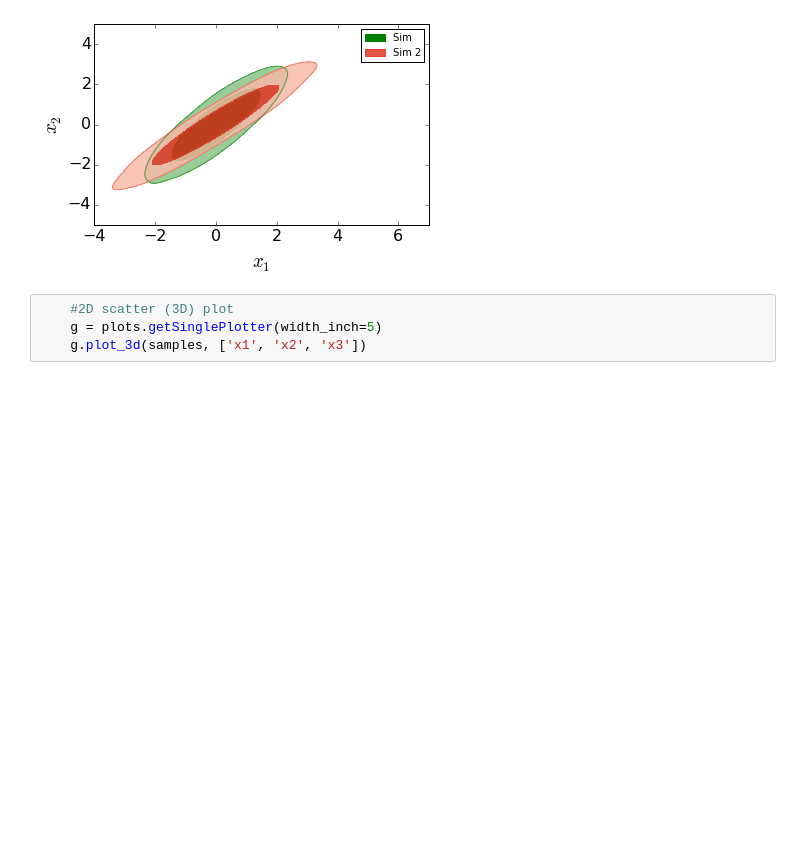
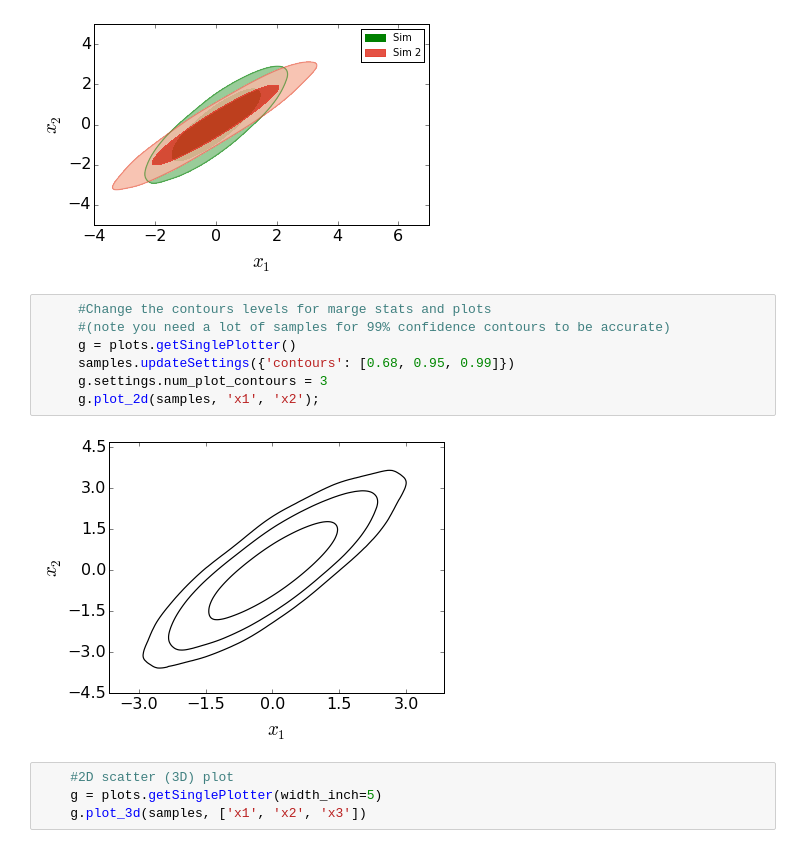
Before and after one commit to cmbant/getdist, a Jupyter notebook: docs/plot_gallery.ipynb, the cells around one changed output. Cells and saved outputs as stored; diff of their text form; blank space fills up the shorter version.

```diff
--- a/docs/plot_gallery.ipynb
+++ b/docs/plot_gallery.ipynb
@@ -85,6 +85,15 @@ g.triangle_plot([samples, samples2], filled=True)
     g.add_legend(['Sim ', 'Sim 2'], legend_loc='upper right');
 # %% [output]
 [figure]
+# %%
+     #Change the contours levels for marge stats and plots
+     #(note you need a lot of samples for 99% confidence contours to be accurate)
+     g = plots.getSinglePlotter()
+     samples.updateSettings({'contours': [0.68, 0.95, 0.99]})
+     g.settings.num_plot_contours = 3
+     g.plot_2d(samples, 'x1', 'x2');
+# %% [output]
+[figure, added]
 # %%
     #2D scatter (3D) plot
     g = plots.getSinglePlotter(width_inch=5)
```
Also changed, not shown: parts of 1 cell of this notebook, 9 other files.
